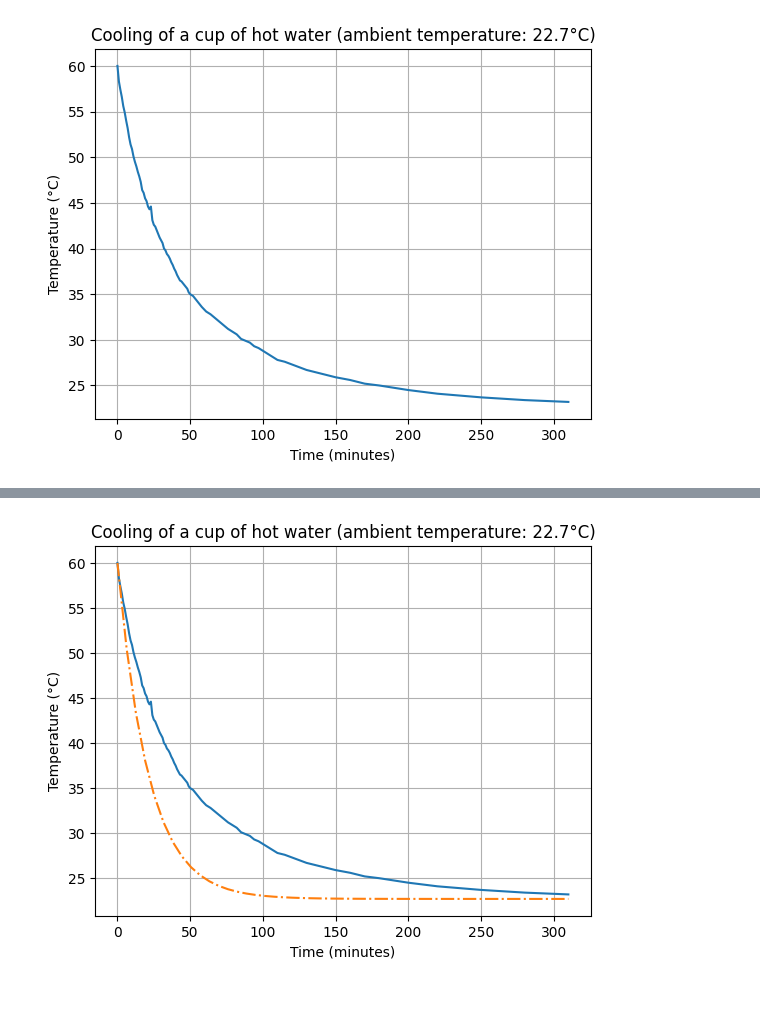
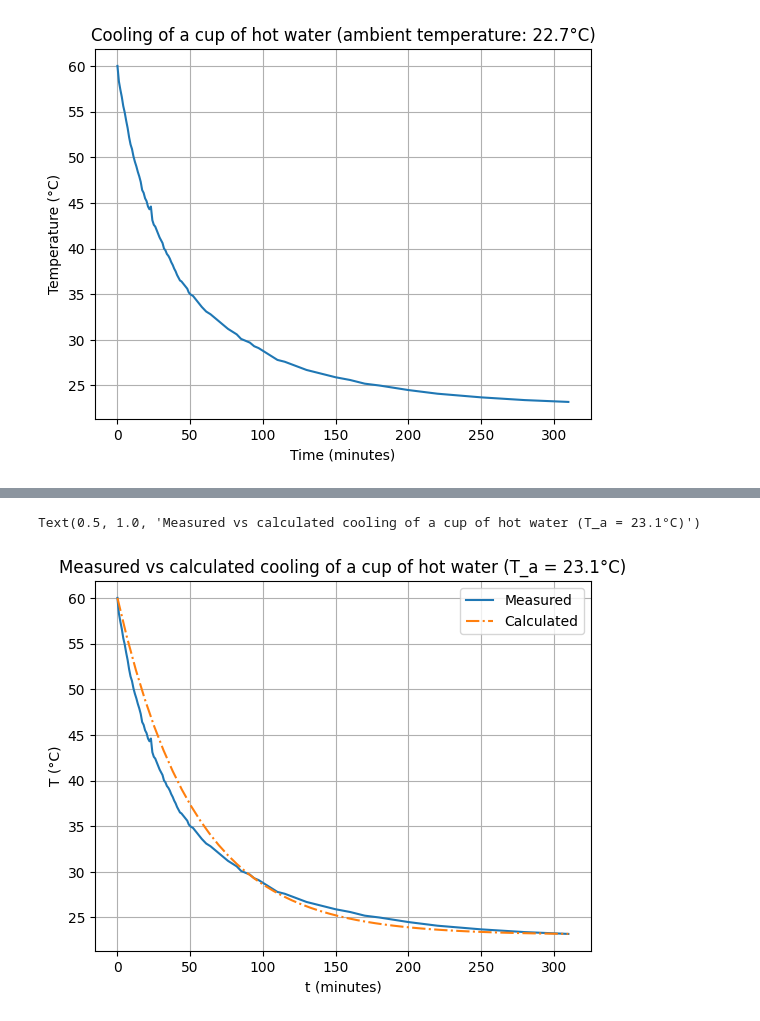
Before and after one commit to shalvah/CourseProjects, a Jupyter notebook: analysis_cooling.ipynb, the cells around one changed output, grey strips where cells are left out. Drawn from its saved outputs; the diff is of its cells as text; code cells hidden in the pictures.

Commit message:
Cooling

```diff
--- a/analysis_cooling.ipynb
+++ b/analysis_cooling.ipynb
@@ -56,12 +70,14 @@ Thus, T = 22.7 + 37.3.e^-.04665t
 # %%
 t = np.linspace(0, 310)
-k = 0.04665
-T = 22.7 + 37.3*np.exp(-k*t)
-plt.plot(minutes, temperatures)
-plt.plot(t, T, '-.')
+k = 0.019
+T = 23.1 + 36.9*np.exp(-k*t)
+plt.plot(minutes, temperatures, label='Measured')
+plt.plot(t, T, '-.', label='Calculated')
 plt.grid(True)
-plt.xlabel('Time (minutes)')
-plt.ylabel('Temperature (°C)')
-plt.title('Measured vs expected cooling of a cup of hot water (T_a = 22.7°C)')
+plt.xlabel('t (minutes)')
+plt.ylabel('T (°C)')
+plt.legend()
+plt.title('Measured vs calculated cooling of a cup of hot water (T_a = 23.1°C)')
 # %% [output]
+Text(0.5, 1.0, 'Measured vs calculated cooling of a cup of hot water (T_a = 23.1°C)')
-[figure, old version]
+[figure, new version]
```
Also changed, not shown: parts of 8 cells of this notebook.
